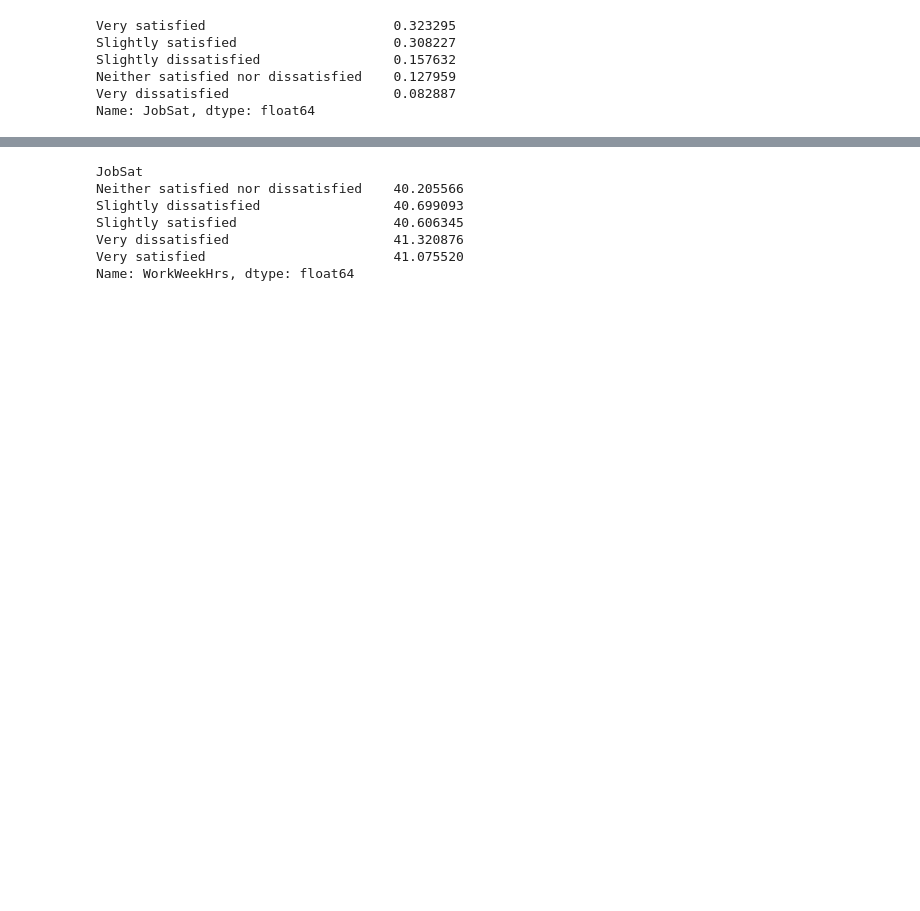
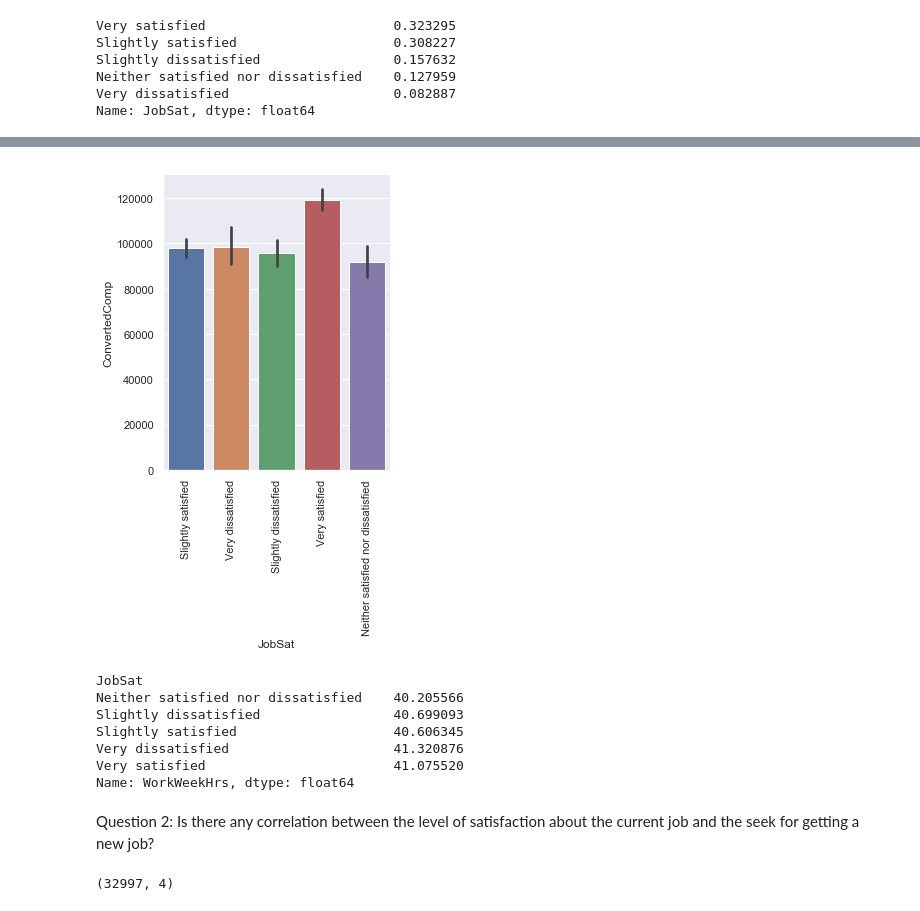
Before and after one commit to AmiraSwedan/2020-DevSurvey-StackOverflow, a Jupyter notebook: Analyzing 2020 Developers Survey.ipynb, the cells around one changed output, grey strips where cells are left out. Cells and saved outputs as stored; diff of their text form; code cells hidden in the pictures; blank space fills up the shorter version.

```diff
--- a/Analyzing 2020 Developers Survey.ipynb
+++ b/Analyzing 2020 Developers Survey.ipynb
@@ -70 +66,6 @@ df.groupby('JobSat')['ConvertedComp'].mean().plot(kind = 'bar');
+# %%
+g= sns.catplot(x="JobSat", y="ConvertedComp", kind="bar", data=df)
+g.set_xticklabels(rotation=90);
+# %% [output]
+[figure, added]
 # %%
@@ -77,5 +78,10 @@ Slightly satisfied                    40.606345
 Very dissatisfied                     41.320876
 Very satisfied                        41.075520
 Name: WorkWeekHrs, dtype: float64
+# %% [markdown]
+Question 2: Is there any correlation between the level of satisfaction about the current job and the seek for getting a new job?
 # %%
 df_sub1 = df[['JobSat' , 'JobSeek' , 'ConvertedComp' , 'WorkWeekHrs']].dropna(how = 'any' , axis = 0)
+df_sub1.shape
+# %% [output]
+(32997, 4)
```
Also changed, not shown: parts of 27 cells of this notebook.
